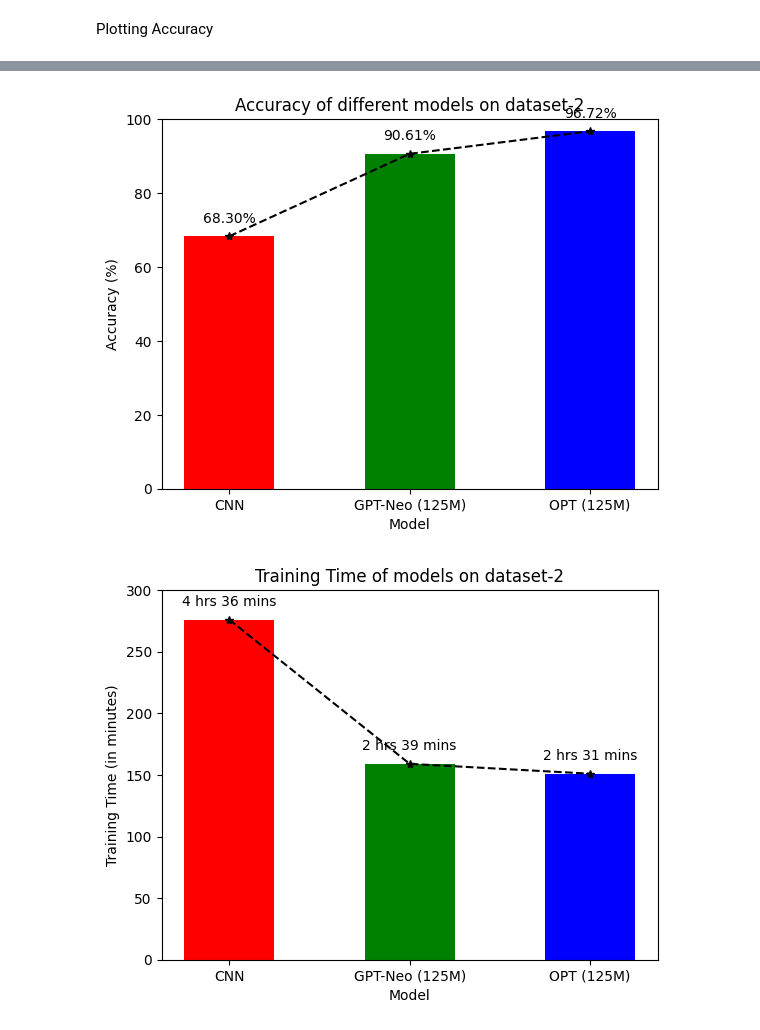
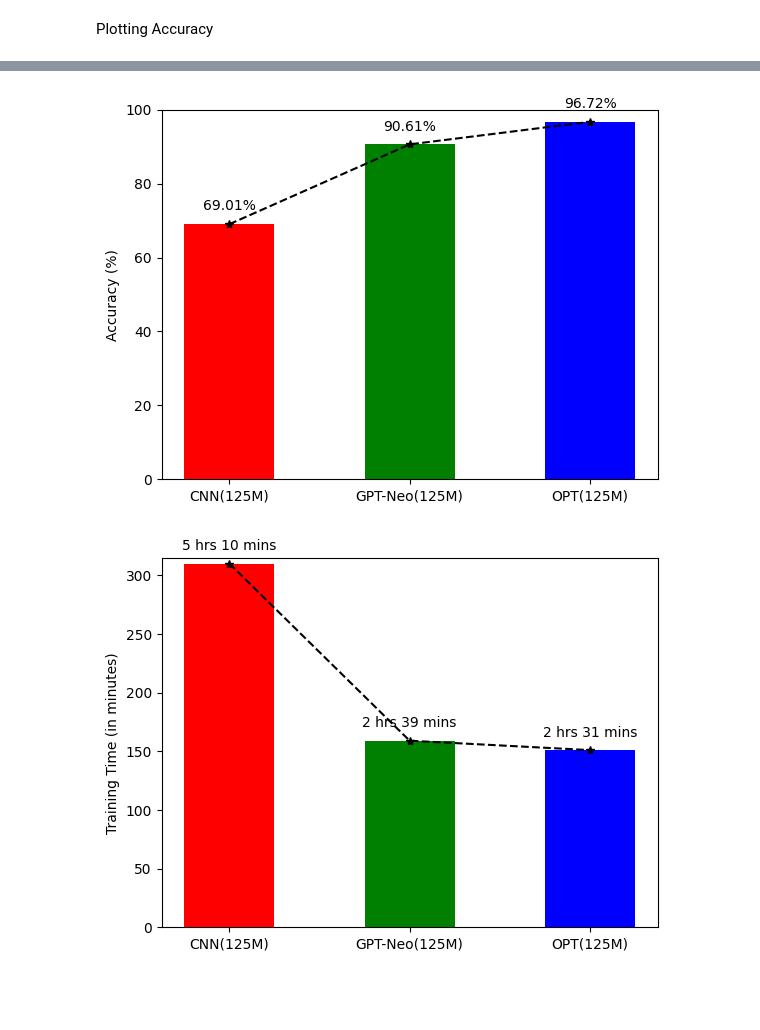
Before and after one commit to Abhiroop25902/Major-Project, a Jupyter notebook: plotter.ipynb, the cells around one changed output, grey strips where cells are left out. Saved outputs shown, nothing was run; the diff lists cells and outputs as text; code cells hidden in the pictures; blank space fills up the shorter version.

```diff
--- a/plotter.ipynb
+++ b/plotter.ipynb
@@ -34,12 +34,12 @@ def plot_time(models, times, dataset, limit = 60):
     plt.ylim(0, limit)
     plt.bar(xpoints, ypoints, color=['red', 'green', 'blue'], width=0.5)
     plt.plot(xpoints, ypoints, linestyle='dashed', marker='*', color='black')
-    plt.title(f"Training Time of models on {dataset}")
-    plt.xlabel("Model")
+    # plt.title(f"Training Time of models on {dataset}")
+    # plt.xlabel("Model")
     plt.ylabel("Training Time (in minutes)")
 
     # save file as eps
     plt.savefig(f'training-time-{dataset}.eps', format="eps", dpi=1200)
 # %%
-models = ["CNN", "GPT-Neo (125M)", "OPT (125M)"]
+models = ["CNN(125M)", "GPT-Neo(125M)", "OPT(125M)"]
 # %%
@@ -53,8 +53,8 @@ plot_time(models, [6, 37, 34], "dataset-1")
 # %%
-plot_accuracy(models, [68.3, 90.61, 96.72], "dataset-2")
+plot_accuracy(models, [69.01, 90.61, 96.72], "dataset-2")
 # %% [output]
-[figure, old version]
+[figure, new version]
 # %%
-plot_time(models, [276, 159, 151], "dataset-2", limit=300)
+plot_time(models, [310, 159, 151], "dataset-2", limit=315)
 # %% [output]
-[figure, old version]
+[figure, new version]
```
Also changed, not shown: parts of 3 cells of this notebook, 10 other files.
